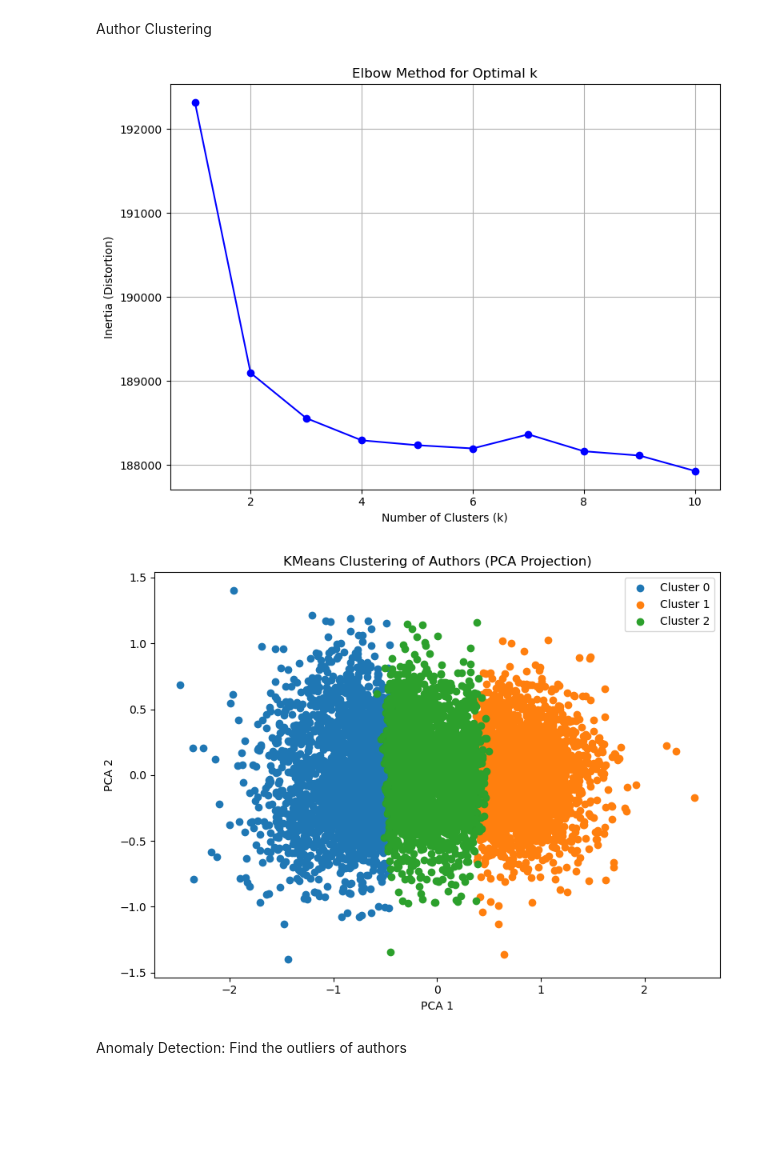
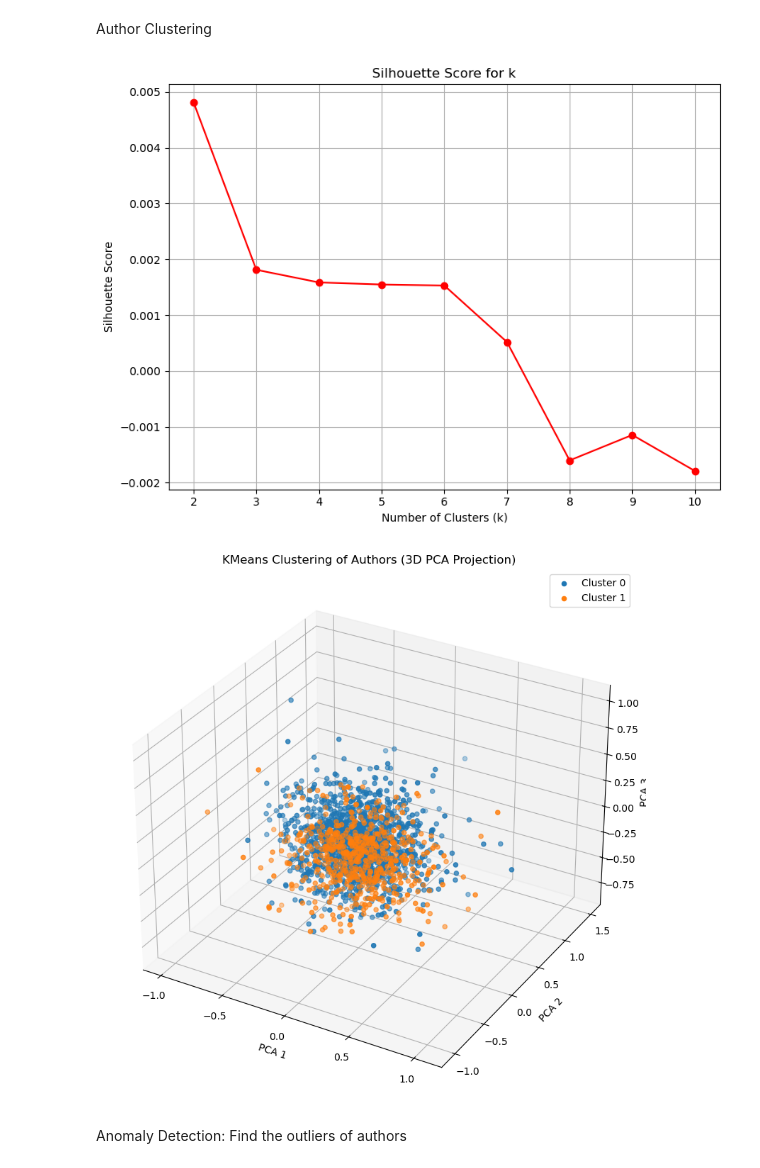
Before and after one commit to inigopm/sdm_knowledge_graphs, a Jupyter notebook: C/C4_ExploitingKGE.ipynb, the cells around one changed output. Saved outputs shown, nothing was run; the diff lists cells and outputs as text; code cells hidden in the pictures; blank space fills up the shorter version.

```diff
--- a/C/C4_ExploitingKGE.ipynb
+++ b/C/C4_ExploitingKGE.ipynb
@@ -33,45 +36,48 @@ author_vectors_real = np.concatenate([author_vectors_np.real, author_vectors_np.
 # %% [markdown]
 Author Clustering
 # %%
-inertias = []
-k_range = range(1, 11)
-for k in k_range:
+sil_scores = []
+for k in k_range[1:]:  # silhouette_score needs at least 2 clusters
     kmeans = KMeans(n_clusters=k, random_state=0)
-    kmeans.fit(author_vectors_real)
-    inertias.append(kmeans.inertia_)
+    labels = kmeans.fit_predict(author_vectors_real)
+    sil = silhouette_score(author_vectors_real, labels)
+    sil_scores.append(sil)
 # %%
 plt.figure(figsize=(8, 6))
-plt.plot(k_range, inertias, 'bo-')
+plt.plot(k_range[1:], sil_scores, 'ro-')
 plt.xlabel('Number of Clusters (k)')
-plt.ylabel('Inertia (Distortion)')
-plt.title('Elbow Method for Optimal k')
+plt.ylabel('Silhouette Score')
+plt.title('Silhouette Score for k')
 plt.grid(True)
 plt.tight_layout()
-plt.savefig('elbow_plot.png')
+plt.savefig('silhouette_plot.png')
 plt.show()
 # %% [output]
-[figure, old version]
+[figure, new version]
 # %%
-n_clusters = 3
-kmeans = KMeans(n_clusters=n_clusters, random_state=0)
-cluster_labels = kmeans.fit_predict(author_vectors_real)
-pca = PCA(n_components=2)
-reduced = pca.fit_transform(author_vectors_real)
+n_clusters = 2
+pca3d = PCA(n_components=3)
+reduced3d = pca3d.fit_transform(author_vectors_real)
 
-plt.figure(figsize=(8, 6))
+fig = plt.figure(figsize=(10, 8))
+ax = fig.add_subplot(111, projection='3d')
 for i in range(n_clusters):
-    plt.scatter(reduced[cluster_labels == i, 0],
-                reduced[cluster_labels == i, 1],
-                label=f'Cluster {i}')
-plt.title('KMeans Clustering of Authors (PCA Projection)')
-plt.xlabel('PCA 1')
-plt.ylabel('PCA 2')
-plt.legend()
+    ax.scatter(
+        reduced3d[cluster_labels == i, 0],
+        reduced3d[cluster_labels == i, 1],
+        reduced3d[cluster_labels == i, 2],
+        label=f'Cluster {i}'
+    )
+ax.set_title('KMeans Clustering of Authors (3D PCA Projection)')
+ax.set_xlabel('PCA 1')
+ax.set_ylabel('PCA 2')
+ax.set_zlabel('PCA 3')
+ax.legend()
 plt.tight_layout()
-plt.savefig('author_clusters.png')
+plt.savefig('author_clusters_3d.png')
 plt.show()
 # %% [output]
-[figure, old version]
+[figure, new version]
 # %% [markdown]
 Anomaly Detection: Find the outliers of authors
 # %%
```
Also changed, not shown: parts of 4 cells of this notebook, 9 other files.
